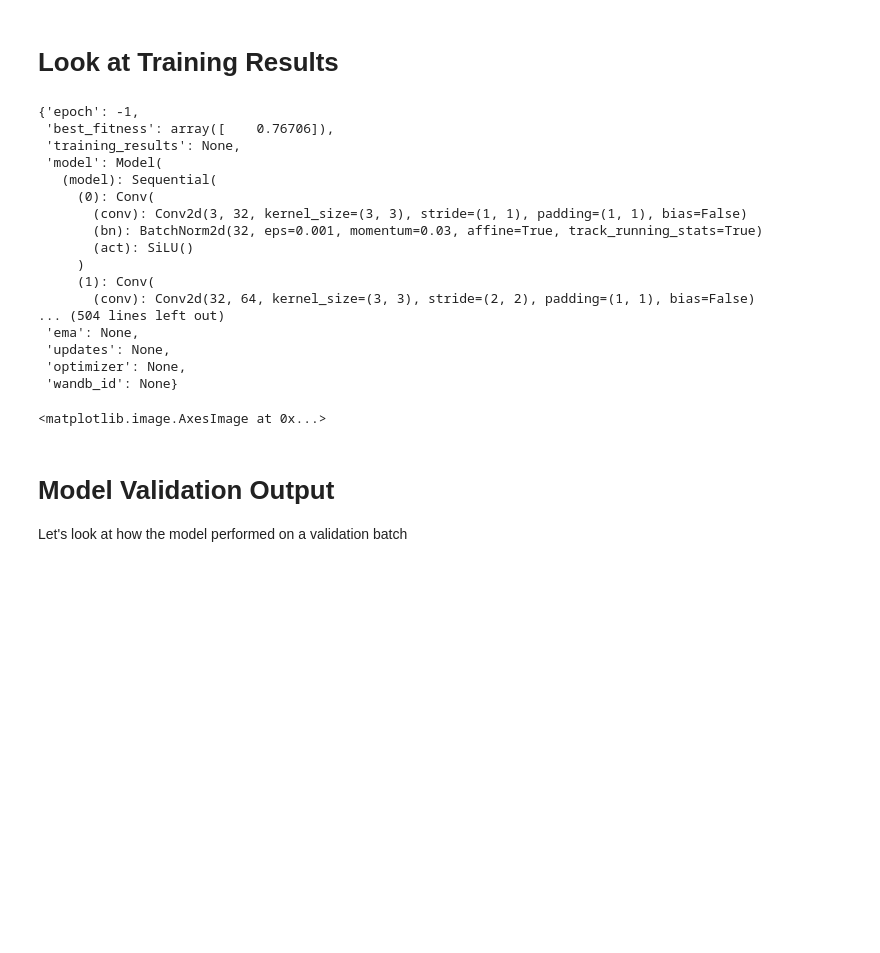
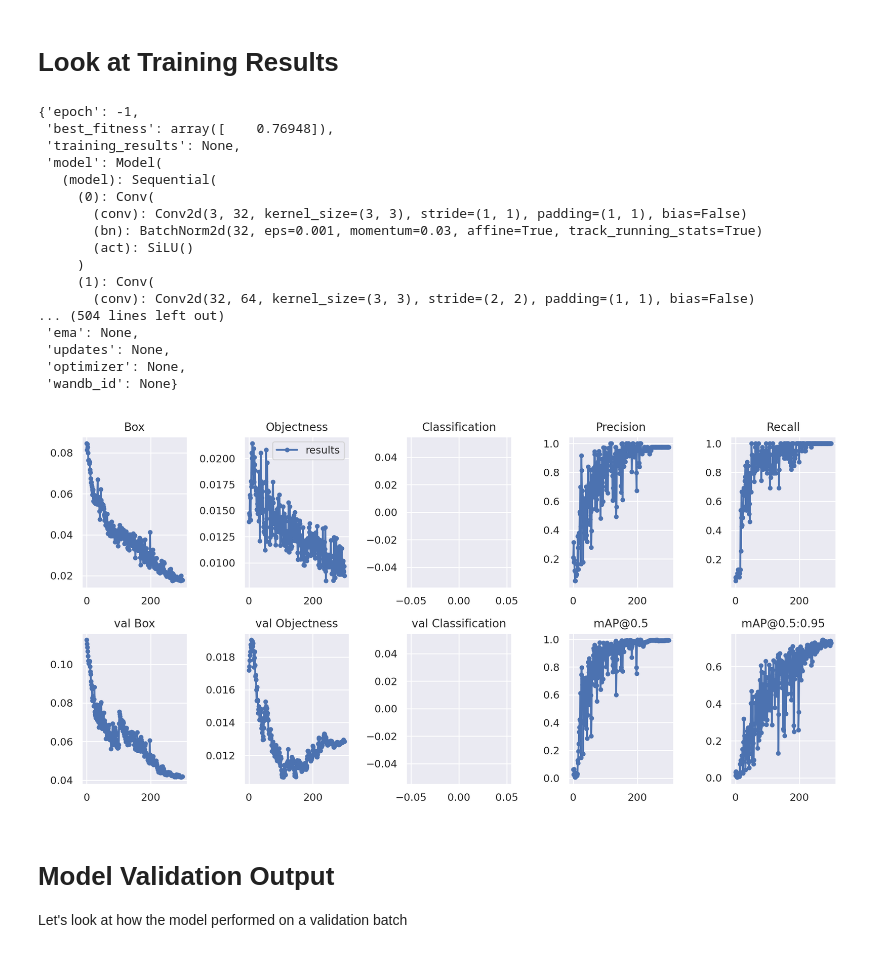
Before and after one commit to WataNekko/aiot-beehive, a Jupyter notebook: Object_Detection_training.ipynb, the cells around one changed output. Saved outputs shown, nothing was run; the diff lists cells and outputs as text; code cells hidden in the pictures; blank space fills up the shorter version.

Commit message:
fix display bug in google colab

```diff
--- a/Object_Detection_training.ipynb
+++ b/Object_Detection_training.ipynb
@@ -93,10 +76,10 @@ Optimizer stripped from runs/train/exp/weights/best.pt, 74.8MB
 # %% [markdown]
 # Look at Training Results
 # %%
-torch.load("/tmp/yolov7/runs/train/exp/weights/best.pt")
+torch.load("/tmp/yolov7/runs/train/exp2/weights/best.pt")
 # %% [output]
 {'epoch': -1,
- 'best_fitness': array([    0.76706]),
+ 'best_fitness': array([    0.76948]),
  'training_results': None,
  'model': Model(
    (model): Sequential(
@@ -113,11 +96,13 @@ torch.load("/tmp/yolov7/runs/train/exp/weights/best.pt")
  'optimizer': None,
  'wandb_id': None}
 # %%
-img = cv.imread("runs/train/exp/results.png")
+from google.colab.patches import cv2_imshow
+img = cv.imread("runs/train/exp2/results.png")
 plt.figure(figsize=(15, 15))
-plt.imshow(img)
+# plt.imshow(img)
+cv2_imshow(img)
 # %% [output]
-<matplotlib.image.AxesImage at 0x...>
+[figure, added]
 # %% [markdown]
 # Model Validation Output
 
```
Also changed, not shown: parts of 13 cells of this notebook.
